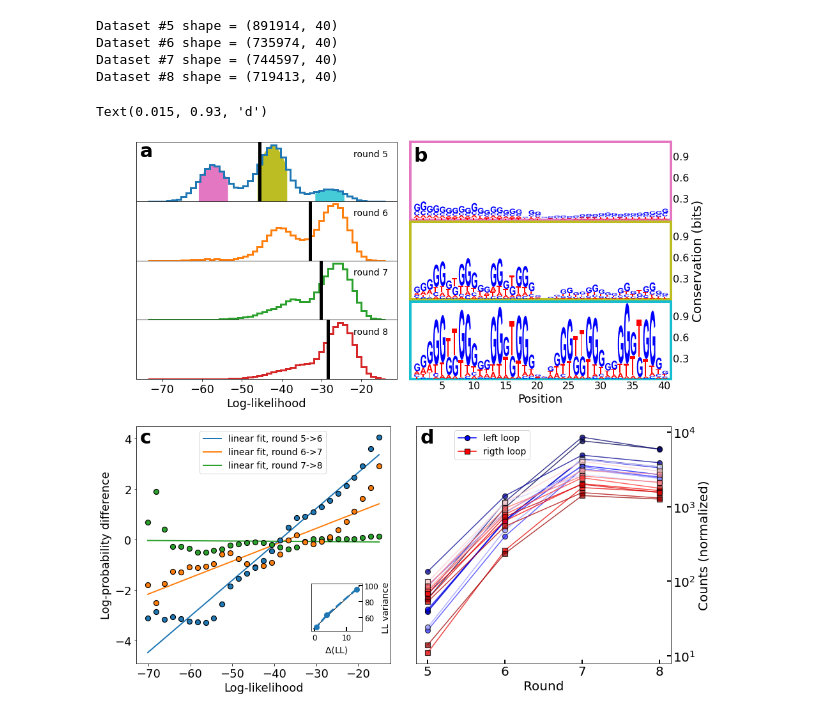
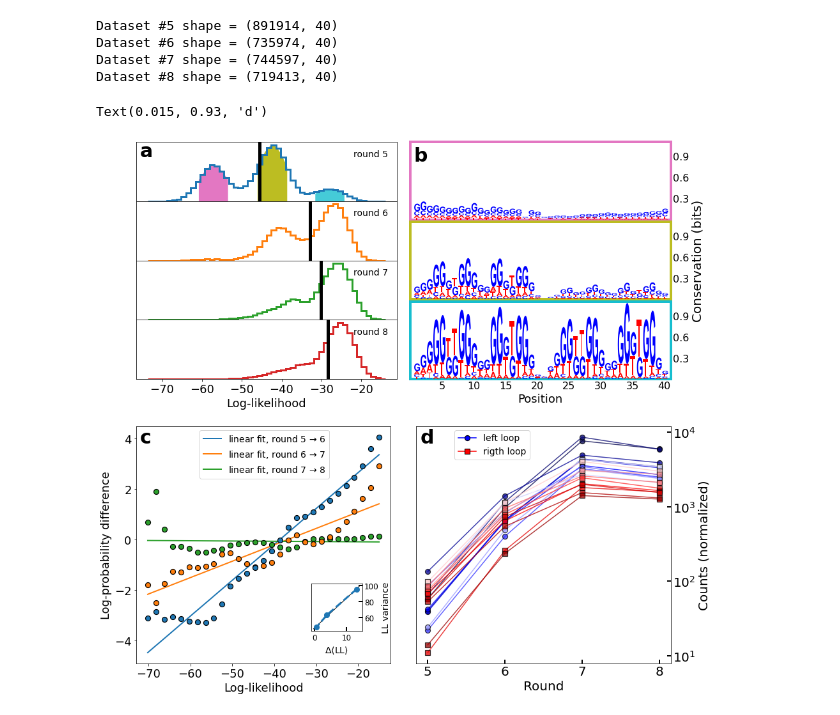
Before and after one commit to adigioacchino/RBMsForAptamers, a Jupyter notebook: fitness.ipynb, the cells around one changed output. Cells and saved outputs as stored; diff of their text form; code cells hidden in the pictures.

Commit message:
added a supplementary figure, updated readme, minor changes to other figures

```diff
--- a/fitness.ipynb
+++ b/fitness.ipynb
@@ -337,10 +337,10 @@ ax3.plot(loglik_7, log_ratio_fit_7, 'o', markersize=8, markerfacecolor="C2", mar
          markeredgecolor="black", zorder=0)
 # plot fits
 xx = np.arange(min(loglik_5), max(loglik_7),0.05)
-ax3.plot(xx, poly1d_fn5(xx), color='C0', label='linear fit, round 5->6', lw=2, zorder=-1)
-ax3.plot(xx, poly1d_fn6(xx), color='C1', label='linear fit, round 6->7', lw=2, zorder=-1)
-ax3.plot(xx, poly1d_fn7(xx), color='C2', label='linear fit, round 7->8', lw=2, zorder=-1)
-ax3.legend(fontsize=14, loc=(0.25,0.8))
+ax3.plot(xx, poly1d_fn5(xx), color='C0', label=r'linear fit, round 5 $\to$ 6', lw=2, zorder=-1)
+ax3.plot(xx, poly1d_fn6(xx), color='C1', label=r'linear fit, round 6 $\to$ 7', lw=2, zorder=-1)
+ax3.plot(xx, poly1d_fn7(xx), color='C2', label=r'linear fit, round 7 $\to$ 8', lw=2, zorder=-1)
+ax3.legend(fontsize=14, loc=(0.25,0.78))
 ####################
 # inset
 avs = [np.average(liks_5_f, weights=counts_5), np.average(liks_6_f, weights=counts_6),
@@ -376,31 +376,31 @@ ax3.text(0.015, 0.93, 'c', fontsize=30, color='k', weight='bold', transform=ax3.
 ax4 = fig.add_subplot(gs2[0,1])
 n = 10
 cm_l = plt.cm.get_cmap('seismic')
 cm_r = plt.cm.get_cmap('seismic')
 for i, tp in enumerate(top100_l_counts[:n]):
     ax4.plot(tp * norm_factors, marker='o', alpha=0.75, color=cm_l(0.5 * i/n), markeredgewidth=1.2,
          markeredgecolor="black", markersize=8)
 for i, tp in enumerate(top100_r_counts[:n]):
     ax4.plot(tp * norm_factors, marker='s', alpha=0.75, color=cm_r(0.5 + 0.5 * i/n), markeredgewidth=1.2,
          markeredgecolor="black", markersize=8, label="right loop")
 
 leg_handle1 = ax4.plot([], [], marker='o', color=cm_l(0.5 * 0.5),
                        markeredgewidth=1.2, markeredgecolor="black", markersize=8)[0]
 leg_handle2 = ax4.plot([], [], marker='s', color=cm_l(0.5 + 0.5 * 0.5),
                        markeredgewidth=1.2, markeredgecolor="black", markersize=8)[0]
 ax4.legend([leg_handle1, leg_handle2], ["left loop", "rigth loop"] , fontsize=14, ncol=1, loc=(0.15, 0.86))
 ax4.set_yscale('log')
 ax4.set_ylabel('Counts (normalized)', fontsize=20)
 ax4.set_xlabel('Round', fontsize=20)
 ax4.set_xticks(np.array([0,1,2,3]))
 #ax4.set_xticklabels(["5","6","7","8"])
 ax4.set_xticklabels([5,6,7,8])
 ax4.tick_params(axis='both', direction='in', length=6, width=2, colors='k')
 ax4.tick_params(which='minor', direction='in', length=0, width=2, colors='k')
 ax4.tick_params(axis='both', labelsize=20)
 ax4.yaxis.tick_right()
 ax4.yaxis.set_label_position("right")
 ax4.text(0.015, 0.93, 'd', fontsize=30, color='k', weight='bold', transform=ax4.transAxes)
 # %% [output]
 Text(0.015, 0.93, 'd')
-[figure, old version]
+[figure, new version]
```
Also changed, not shown: parts of 4 cells of this notebook, 1 other file.
